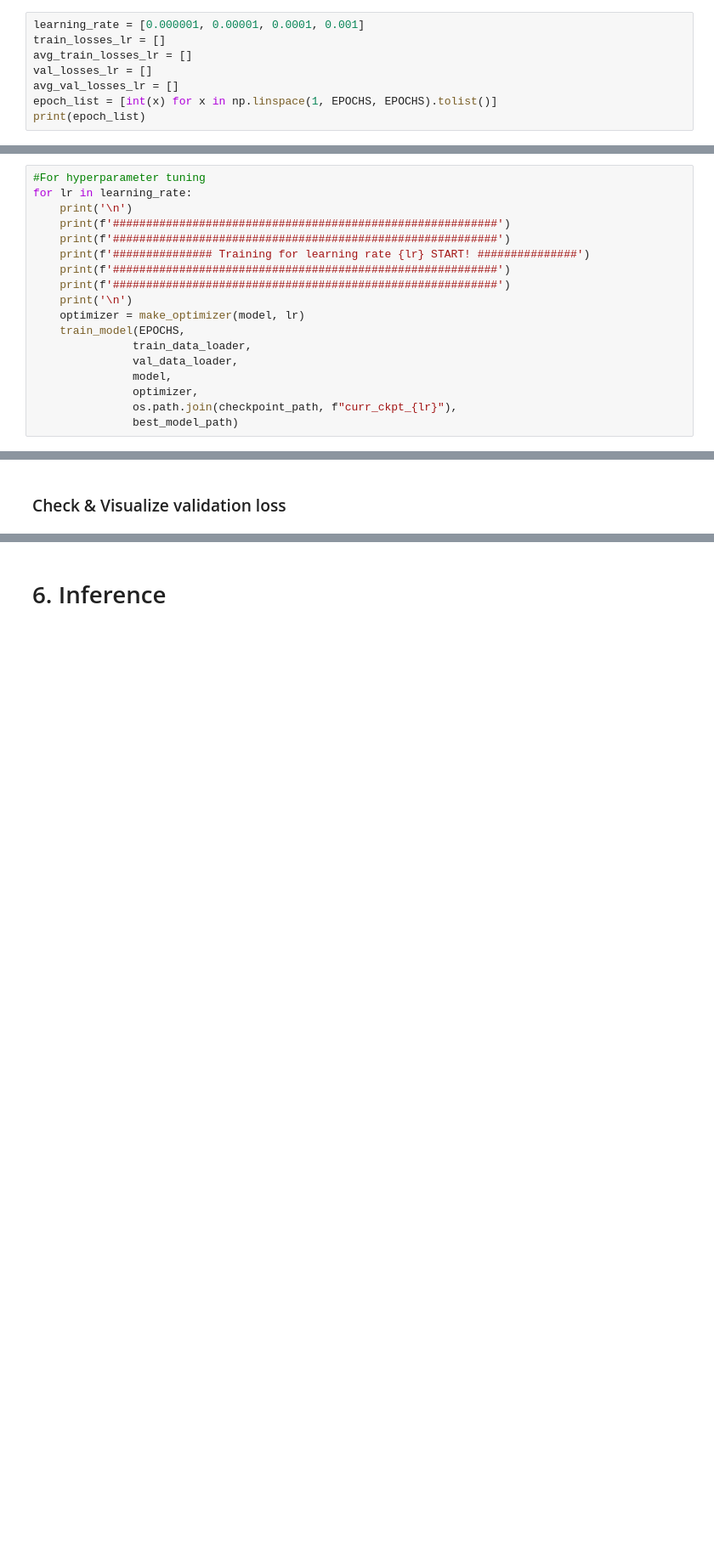
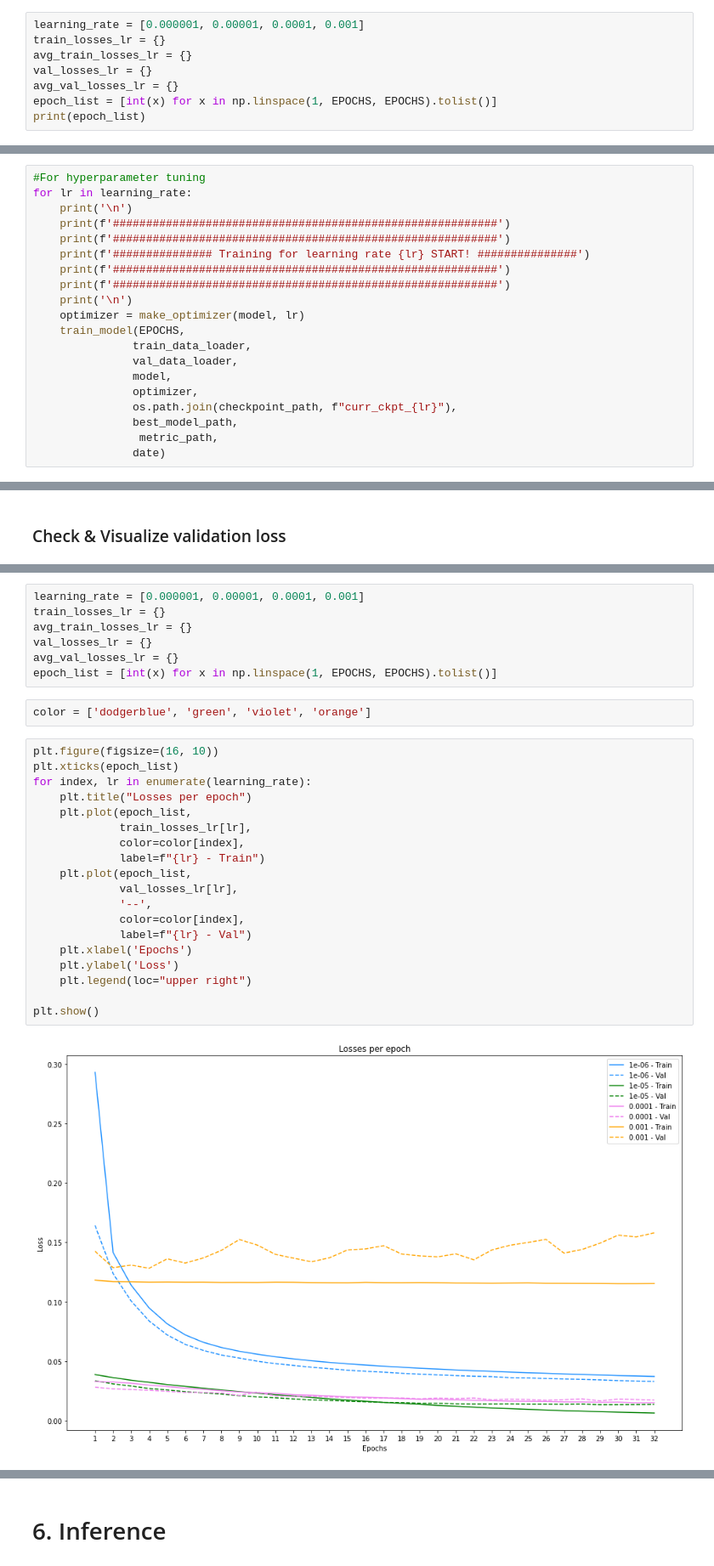
Before and after one commit to circlin-dev/feed_autolabeler, a Jupyter notebook: train_evaluation(document)(46class).ipynb, the cells around one changed output, grey strips where cells are left out. Shown at 85% size. Cells and saved outputs as stored; diff of their text form; blank space fills up the shorter version.

```diff
--- a/train_evaluation(document)(46class).ipynb
+++ b/train_evaluation(document)(46class).ipynb
@@ -264,10 +270,10 @@ val_outputs=[]
  - __<u>Add Train Loss!!!!!!!!!!</u>__
 # %%
 learning_rate = [0.000001, 0.00001, 0.0001, 0.001]
-train_losses_lr = []
-avg_train_losses_lr = []
-val_losses_lr = []
-avg_val_losses_lr = []
+train_losses_lr = {}
+avg_train_losses_lr = {}
+val_losses_lr = {}
+avg_val_losses_lr = {}
 epoch_list = [int(x) for x in np.linspace(1, EPOCHS, EPOCHS).tolist()]
 print(epoch_list)
 # %% [output]
@@ -404,5 +426,7 @@ for lr in learning_rate:
                model,
                optimizer,
                os.path.join(checkpoint_path, f"curr_ckpt_{lr}"),
-               best_model_path)
+               best_model_path,
+                metric_path,
+               date)
 # %% [output]
@@ -543,0 +472,30 @@ plt.show()
+# %%
+learning_rate = [0.000001, 0.00001, 0.0001, 0.001]
+train_losses_lr = {}
+avg_train_losses_lr = {}
+val_losses_lr = {}
+avg_val_losses_lr = {}
+epoch_list = [int(x) for x in np.linspace(1, EPOCHS, EPOCHS).tolist()]
+# %%
+color = ['dodgerblue', 'green', 'violet', 'orange']
+# %%
+plt.figure(figsize=(16, 10))
+plt.xticks(epoch_list)
+for index, lr in enumerate(learning_rate):
+    plt.title("Losses per epoch")
+    plt.plot(epoch_list,
+             train_losses_lr[lr],
+             color=color[index],
+             label=f"{lr} - Train")
+    plt.plot(epoch_list,
+             val_losses_lr[lr],
+             '--',
+             color=color[index],
+             label=f"{lr} - Val")
+    plt.xlabel('Epochs')
+    plt.ylabel('Loss')
+    plt.legend(loc="upper right")
+
+plt.show()
+# %% [output]
+[figure, added]
```
Also changed, not shown: parts of 33 cells of this notebook, 5 other files.
